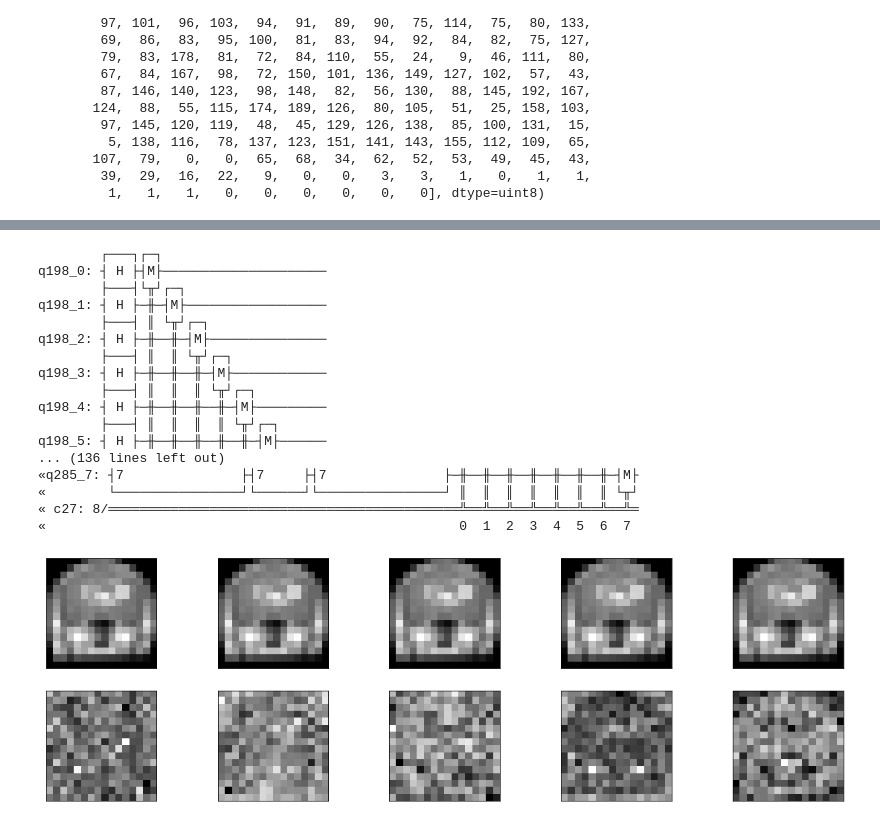
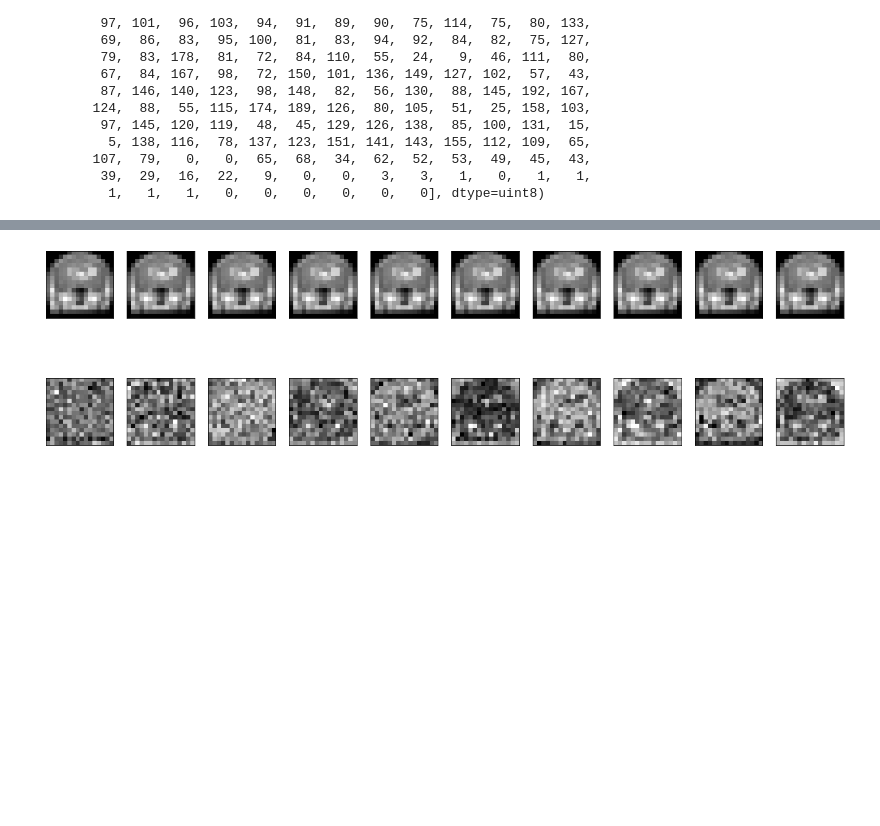
Before and after one commit to qBraid/NYUAD-2022, a Jupyter notebook: Image Processing.ipynb, the cells around one changed output, grey strips where cells are left out. Cells and saved outputs as stored; diff of their text form; code cells hidden in the pictures; blank space fills up the shorter version.

Commit message:
Please enter the commit message for your changes. fsjdsoifajiLines starting

```diff
--- a/Image Processing.ipynb
+++ b/Image Processing.ipynb
@@ -10,6 +10,38 @@ import matplotlib.pyplot as plt
 from tqdm import tqdm
 import warnings
 warnings.filterwarnings("ignore")
+# %%
+#Quantum one time pad for hadamard gate
+def H(qc,i,j,k):
+#encryption
+    if j==1:
+        qc.x(i)
+    if k==1:
+        qc.z(i)
+    qc.h(i)
+#decryption
+    if k==1:
+        qc.x(i)
+    if j==1:
+        qc.z(i)
+
+    return qc
+# %%
+#Quantum random number generator for encryption
+def QRNG(n):
+    qc=QuantumCircuit(n,n)
+    for i in range(n):
+        qc.h(i)
+    qc.measure_all()
+
+    backend = Aer.get_backend('aer_simulator')
+    job = backend.run(qc)
+    result = job.result()
+    counts = result.get_counts(qc)
+    key_list = []
+    for i,key in enumerate(counts.keys()):
+        key_list.append(key)
+    return(key_list[0])
 # %%
 from PIL import Image
 
@@ -139,12 +155,14 @@ from qiskit.visualization import *
 from qiskit.quantum_info.operators import Operator
 
 nqubits=8
-
+temp=QRNG(2)
+j=temp[0]
+k=temp[1]
 def diffuser(nqubits):
     qc = QuantumCircuit(nqubits)
     # Apply transformation |s> -> |00..0> (H-gates)
     for qubit in range(nqubits):
-        qc.h(qubit)
+        H(qc,qubit,j,k)
     # Apply transformation |00..0> -> |11..1> (X-gates)
     for qubit in range(nqubits):
         qc.x(qubit)
@@ -274,32 +258,15 @@ q172_5: ┤ H ├┤5     ├┤5               ├┤5     ├┤5
 # %%
-n_samples_show = 5
+n_samples_show = 10
 fig, axes = plt.subplots(nrows=2, ncols=n_samples_show, figsize=(20, 6))
 
 for i in range(10):
 
     axes[0,i].imshow(image, cmap='gray')
     axes[0,i].set_xticks([])
     axes[0,i].set_yticks([])
 
     axes[1,i].imshow(imigize1(grover(i,image)), cmap='gray')
     axes[1,i].set_xticks([])
     axes[1,i].set_yticks([])
 # %% [output]
-        ┌───┐┌─┐
-q198_0: ┤ H ├┤M├─────────────────────
-        ├───┤└╥┘┌─┐
-q198_1: ┤ H ├─╫─┤M├──────────────────
-        ├───┤ ║ └╥┘┌─┐
-q198_2: ┤ H ├─╫──╫─┤M├───────────────
-        ├───┤ ║  ║ └╥┘┌─┐
-q198_3: ┤ H ├─╫──╫──╫─┤M├────────────
-        ├───┤ ║  ║  ║ └╥┘┌─┐
-q198_4: ┤ H ├─╫──╫──╫──╫─┤M├─────────
-        ├───┤ ║  ║  ║  ║ └╥┘┌─┐
-q198_5: ┤ H ├─╫──╫──╫──╫──╫─┤M├──────
-... (136 lines left out)
-«q285_7: ┤7               ├┤7     ├┤7               ├─╫──╫──╫──╫──╫──╫──╫─┤M├
-«        └────────────────┘└──────┘└────────────────┘ ║  ║  ║  ║  ║  ║  ║ └╥┘
-« c27: 8/═════════════════════════════════════════════╩══╩══╩══╩══╩══╩══╩══╩═
-«                                                     0  1  2  3  4  5  6  7
-[figure, old version]
+[figure, new version]
```
Also changed, not shown: parts of 4 cells of this notebook.
